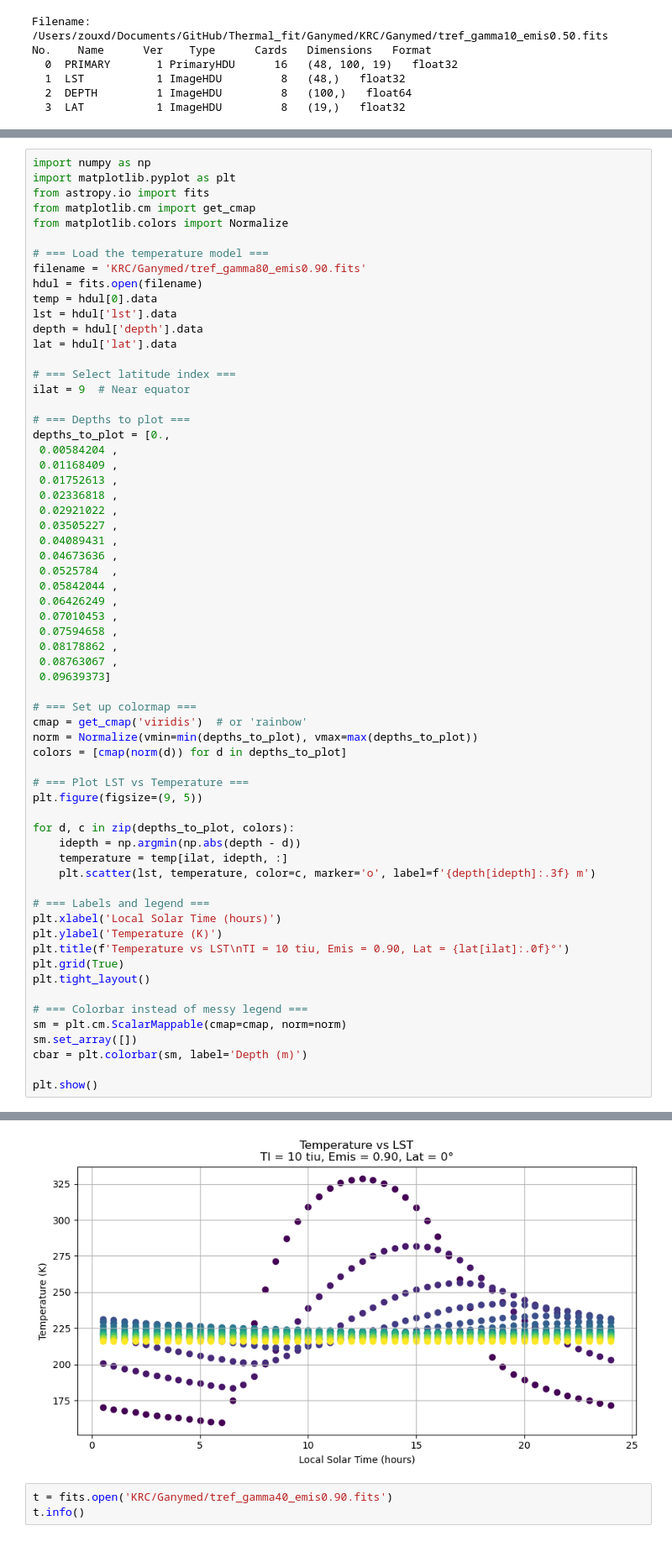
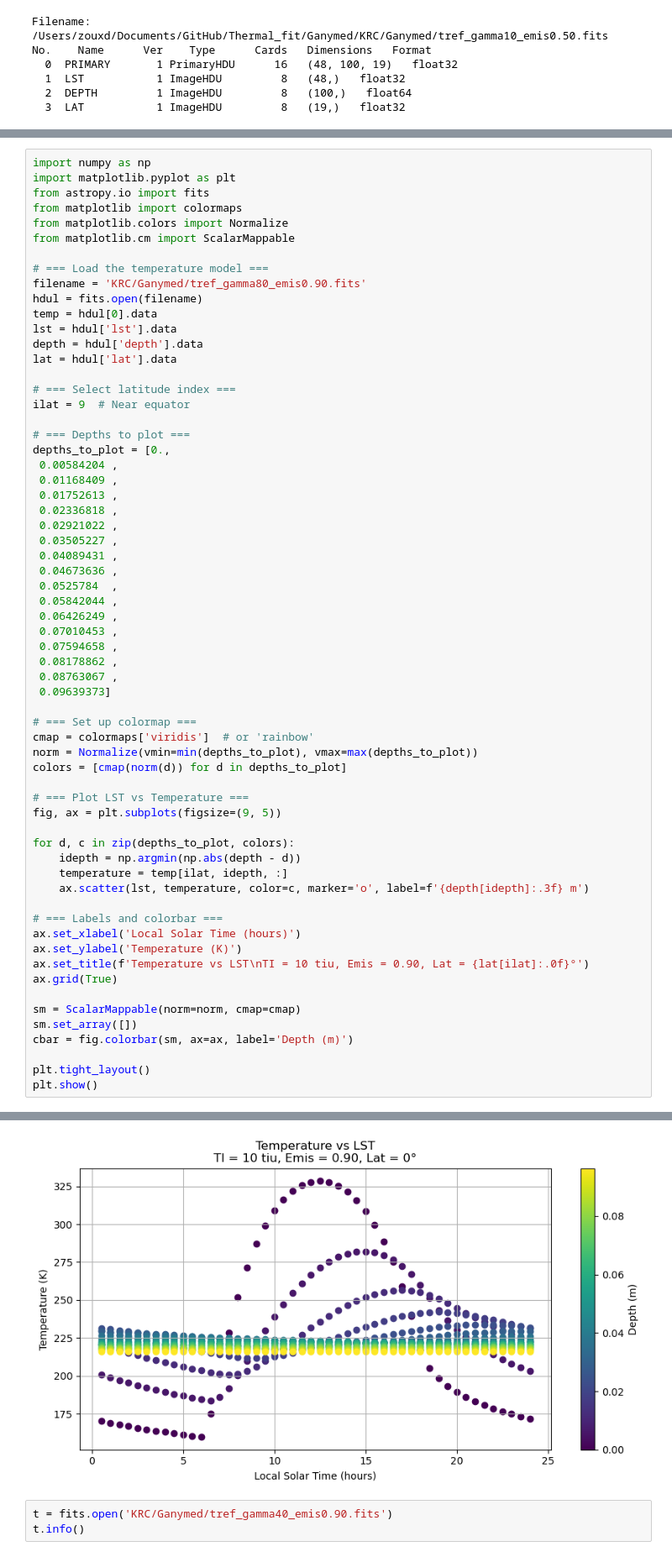
Before and after one commit to zzzxdzzz/Thermal_fit, a Jupyter notebook: Ganymed/Integrated_photometry-Ganymed.ipynb, the cells around one changed output, grey strips where cells are left out. Shown at 84% size. Saved outputs shown, nothing was run; the diff lists cells and outputs as text.

```diff
--- a/Ganymed/Integrated_photometry-Ganymed.ipynb
+++ b/Ganymed/Integrated_photometry-Ganymed.ipynb
@@ -262,8 +262,9 @@ plt.show()
 import numpy as np
 import matplotlib.pyplot as plt
 from astropy.io import fits
-from matplotlib.cm import get_cmap
+from matplotlib import colormaps
 from matplotlib.colors import Normalize
+from matplotlib.cm import ScalarMappable
 
 # === Load the temperature model ===
 filename = 'KRC/Ganymed/tref_gamma80_emis0.90.fits'
@@ -296,29 +297,28 @@ depths_to_plot = [0.,
  0.09639373]
 
 # === Set up colormap ===
-cmap = get_cmap('viridis')  # or 'rainbow'
+cmap = colormaps['viridis']  # or 'rainbow'
 norm = Normalize(vmin=min(depths_to_plot), vmax=max(depths_to_plot))
 colors = [cmap(norm(d)) for d in depths_to_plot]
 
 # === Plot LST vs Temperature ===
-plt.figure(figsize=(9, 5))
+fig, ax = plt.subplots(figsize=(9, 5))
 
 for d, c in zip(depths_to_plot, colors):
     idepth = np.argmin(np.abs(depth - d))
     temperature = temp[ilat, idepth, :]
-    plt.scatter(lst, temperature, color=c, marker='o', label=f'{depth[idepth]:.3f} m')
+    ax.scatter(lst, temperature, color=c, marker='o', label=f'{depth[idepth]:.3f} m')
 
-# === Labels and legend ===
-plt.xlabel('Local Solar Time (hours)')
-plt.ylabel('Temperature (K)')
-plt.title(f'Temperature vs LST\nTI = 10 tiu, Emis = 0.90, Lat = {lat[ilat]:.0f}°')
-plt.grid(True)
+# === Labels and colorbar ===
+ax.set_xlabel('Local Solar Time (hours)')
+ax.set_ylabel('Temperature (K)')
+ax.set_title(f'Temperature vs LST\nTI = 10 tiu, Emis = 0.90, Lat = {lat[ilat]:.0f}°')
+ax.grid(True)
+
+sm = ScalarMappable(norm=norm, cmap=cmap)
+sm.set_array([])
+cbar = fig.colorbar(sm, ax=ax, label='Depth (m)')
+
 plt.tight_layout()
-
-# === Colorbar instead of messy legend ===
-sm = plt.cm.ScalarMappable(cmap=cmap, norm=norm)
-sm.set_array([])
-cbar = plt.colorbar(sm, label='Depth (m)')
-
 plt.show()
 # %% [output]
@@ -326,4 +325,4 @@ ValueError: Unable to determine Axes to steal space for Colorbar. Either provide
-[figure, old version]
+[figure, new version]
 # %%
 t = fits.open('KRC/Ganymed/tref_gamma40_emis0.90.fits')
 t.info()
```
Also changed, not shown: parts of 1 cell of this notebook.
